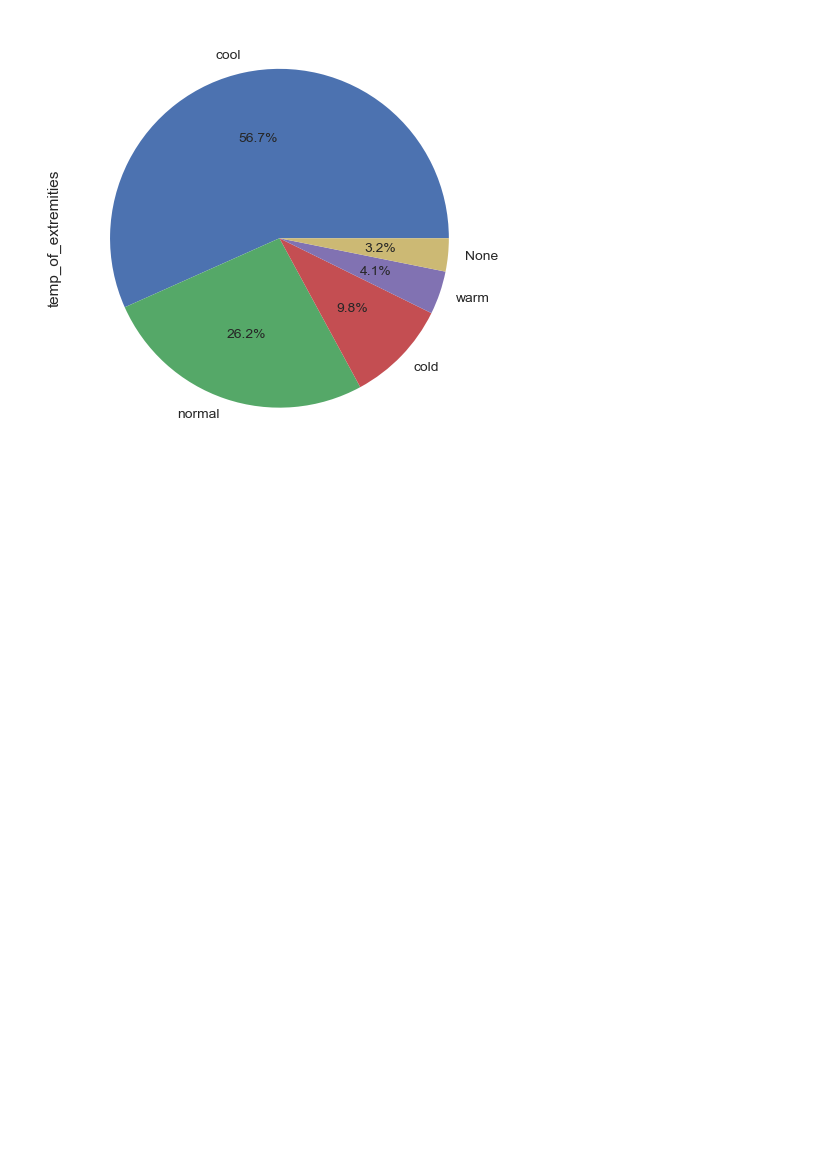
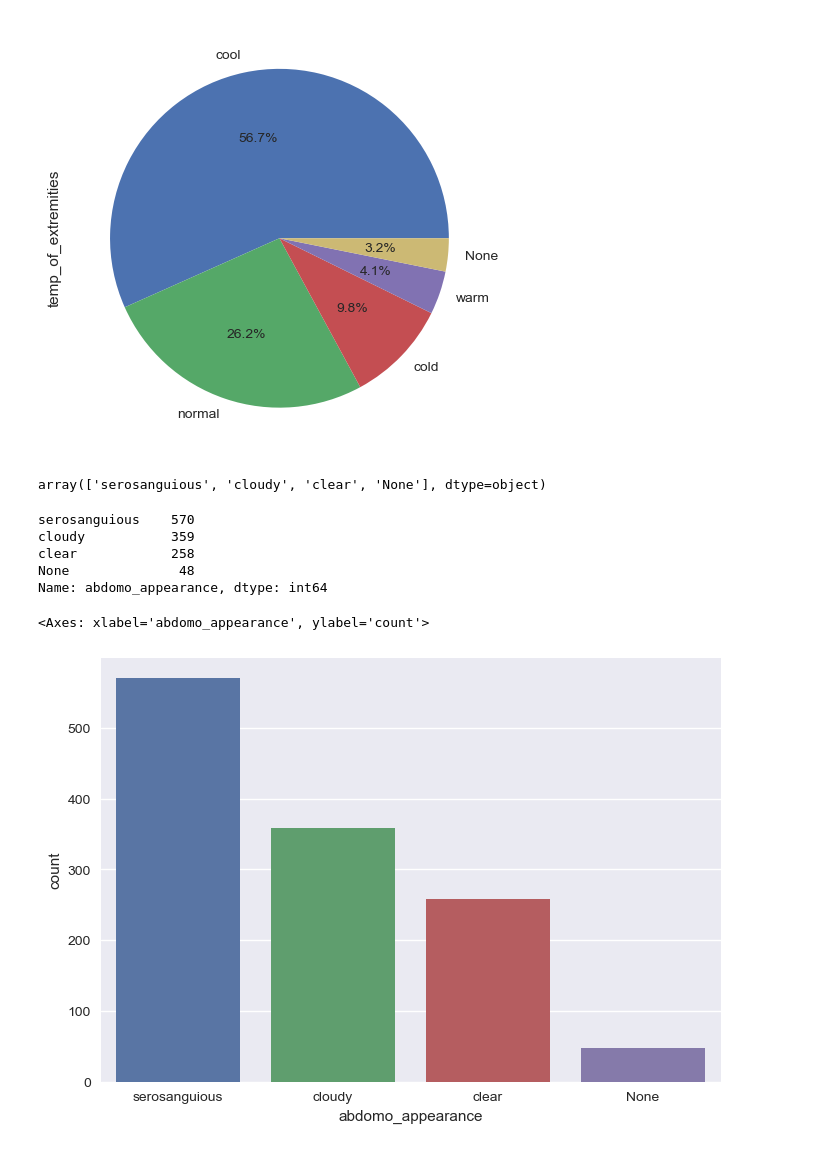
Before and after one commit to abideen-olawuwo/HorsesHealthPrediction, a Jupyter notebook: Horse_Prediction.ipynb, the cells around one changed output. Saved outputs shown, nothing was run; the diff lists cells and outputs as text; code cells hidden in the pictures; blank space fills up the shorter version.

```diff
--- a/Horse_Prediction.ipynb
+++ b/Horse_Prediction.ipynb
@@ -220,3 +226,20 @@ df['temp_of_extremities'].value_counts().plot(kind='pie',autopct='%1.1f%%')
 # %% [output]
 <Axes: ylabel='temp_of_extremities'>
 [figure]
+# %%
+df['abdomo_appearance'].unique()
+# %% [output]
+array(['serosanguious', 'cloudy', 'clear', 'None'], dtype=object)
+# %%
+df['abdomo_appearance'].value_counts()
+# %% [output]
+serosanguious    570
+cloudy           359
+clear            258
+None              48
+Name: abdomo_appearance, dtype: int64
+# %%
+sns.countplot(x="abdomo_appearance", data=df)
+# %% [output]
+<Axes: xlabel='abdomo_appearance', ylabel='count'>
+[figure, added]
```
Also changed, not shown: parts of 8 cells of this notebook.
